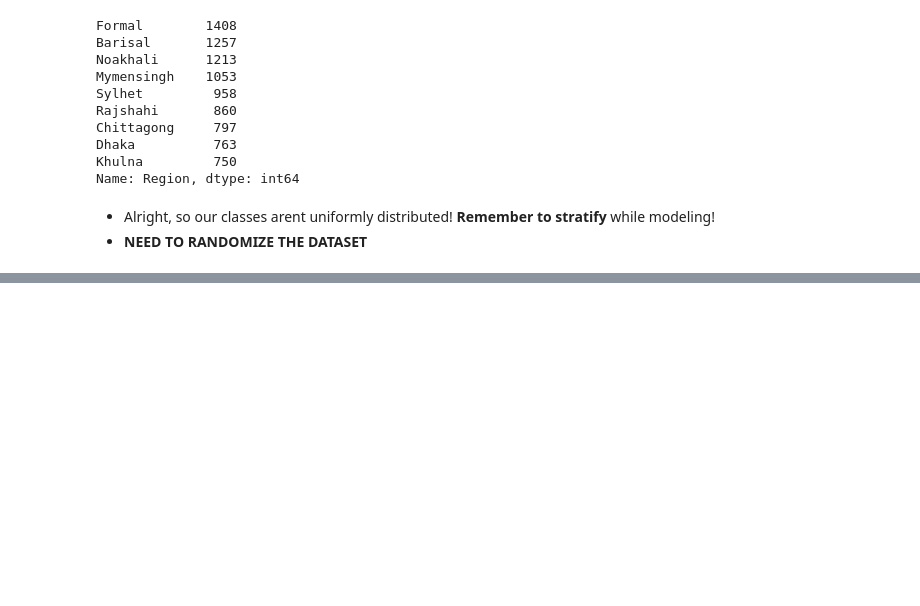
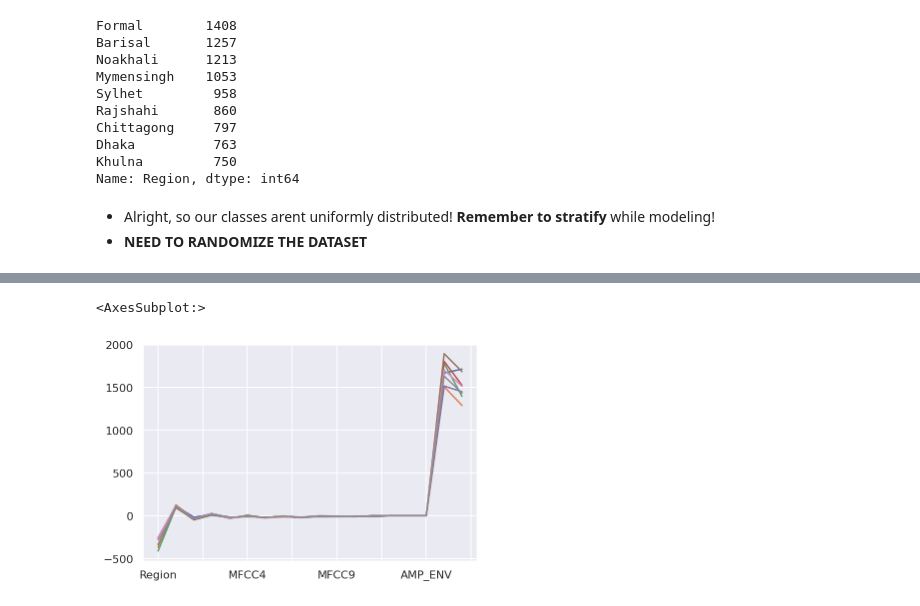
Before and after one commit to Salekeen/Regional-Accent-Classification, a Jupyter notebook: AYO/EDA.ipynb, the cells around one changed output, grey strips where cells are left out. Drawn from its saved outputs; the diff is of its cells as text; code cells hidden in the pictures; blank space fills up the shorter version.

Commit message:
added mean analysis

```diff
--- a/AYO/EDA.ipynb
+++ b/AYO/EDA.ipynb
@@ -92,0 +106,23 @@ Name: Region, dtype: int64
+# %%
+Formal = df[df["Region"]=="Formal"][df.columns].mean()
+Barisal = df[df["Region"]=="Barisal"][df.columns].mean()
+Noakhali = df[df["Region"]=="Noakhali"][df.columns].mean()
+Mymensingh = df[df["Region"]=="Mymensingh"][df.columns].mean()
+Sylhet = df[df["Region"]=="Sylhet"][df.columns].mean()
+Rajshahi = df[df["Region"]=="Rajshahi"][df.columns].mean()
+Chittagong = df[df["Region"]=="Chittagong"][df.columns].mean()
+Dhaka = df[df["Region"]=="Dhaka"][df.columns].mean()
+Khula = df[df["Region"]=="Khula"][df.columns].mean()
+# %%
+Formal.plot()
+Barisal.plot()
+Noakhali.plot()
+Mymensingh.plot()
+Sylhet.plot()
+Rajshahi.plot()
+Chittagong.plot()
+Dhaka.plot()
+Khula.plot()
+# %% [output]
+<AxesSubplot:>
+[figure, added]
```
Also changed, not shown: parts of 2 cells of this notebook.
